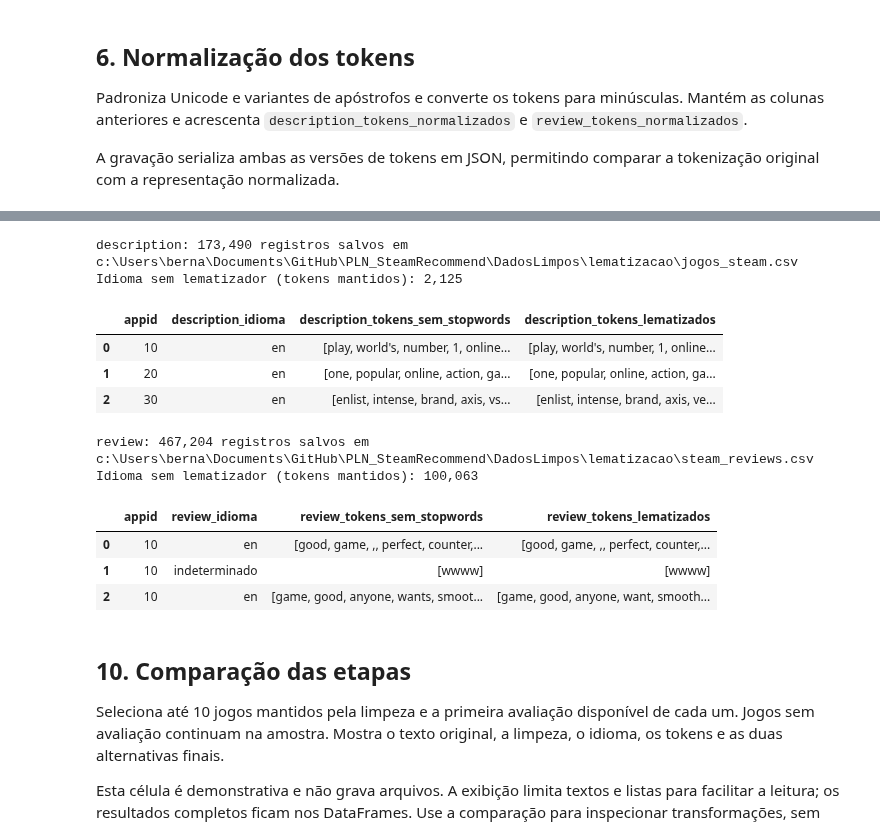
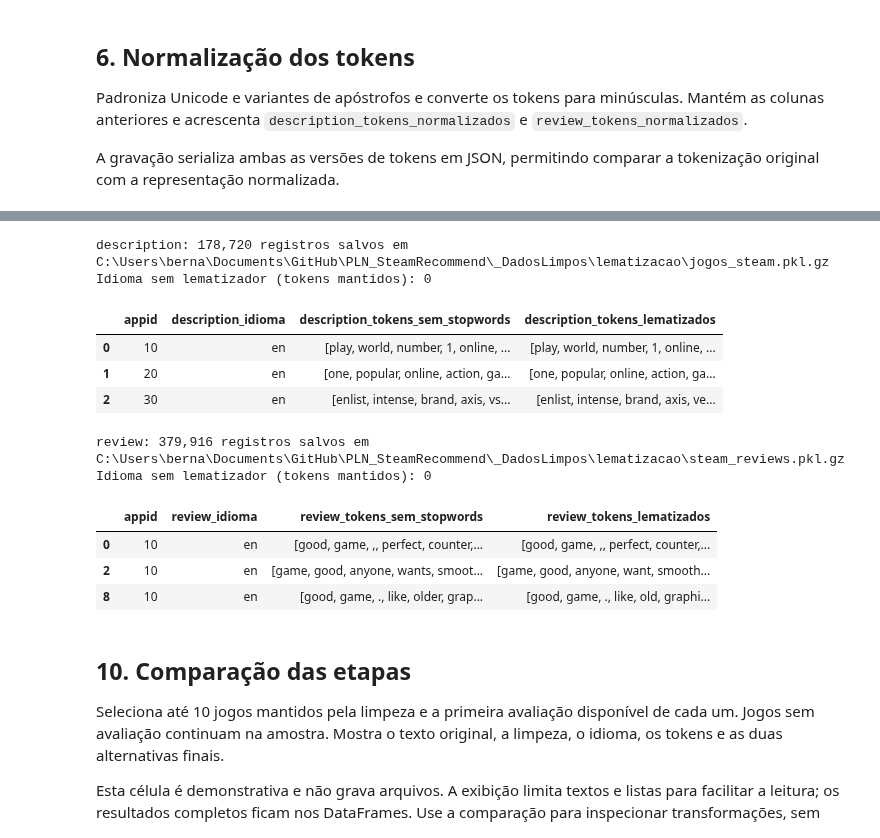
Before and after one commit to bchiamolera/PLN_SteamRecommend, a Jupyter notebook: 2_Limpeza_Preparacao/PLN_LimpezaDados.ipynb, the cells around one changed output, grey strips where cells are left out. Saved outputs shown, nothing was run; the diff lists cells and outputs as text; code cells hidden in the pictures.

```diff
--- a/2_Limpeza_Preparacao/PLN_LimpezaDados.ipynb
+++ b/2_Limpeza_Preparacao/PLN_LimpezaDados.ipynb
@@ -281,7 +396,7 @@ Padroniza Unicode e variantes de apóstrofos e converte os tokens para minúscul
 
 A gravação serializa ambas as versões de tokens em JSON, permitindo comparar a tokenização original com a representação normalizada.
 # %%
-import json
+import sys
 import unicodedata
 
 apostrofos = str.maketrans({"\u2018": "'", "\u2019": "'", "\u02bc": "'"})
@@ -289,9 +404,9 @@ apostrofos = str.maketrans({"\u2018": "'", "\u2019": "'", "\u02bc": "'"})
 
 def normalizar_tokens(tokens):
     return [
-        unicodedata.normalize(
+        sys.intern(unicodedata.normalize(
             "NFKC", unicodedata.normalize("NFKC", token).translate(apostrofos).lower()
-        )
+        ))
         for token in tokens
     ]
 
@@ -303,16 +418,13 @@ reviews_limpo["review_tokens_normalizados"] = reviews_limpo["review_tokens"].map
     normalizar_tokens
 )
 
-# Serializa ambas as listas em JSON, mantendo listas nos DataFrames em memoria.
+# Pickle preserva as listas de tokens diretamente.
 for dados, coluna_tokens, nome_arquivo in [
-    (jogos_limpo, "description_tokens", "jogos_steam.csv"),
-    (reviews_limpo, "review_tokens", "steam_reviews.csv"),
+    (jogos_limpo, "description_tokens", "jogos_steam.pkl.gz"),
+    (reviews_limpo, "review_tokens", "steam_reviews.pkl.gz"),
 ]:
     colunas_listas = [coluna_tokens, f"{coluna_tokens}_normalizados"]
-    dados.assign(**{
-        coluna: dados[coluna].map(lambda tokens: json.dumps(tokens, ensure_ascii=False))
-        for coluna in colunas_listas
-    }).to_csv(pasta_limpos / nome_arquivo, index=False)
+    salvar_pickle(dados, pasta_limpos / nome_arquivo)
 
 print(f"Descricoes normalizadas: {len(jogos_limpo):,}")
 print(f"Reviews normalizadas: {len(reviews_limpo):,}")
@@ -460,7 +537,7 @@ def aplicar_stemming(token, idioma):
     stemmer = stemmers.get(idioma)
     if stemmer is None or token in negacoes or not token.isalpha():
         return token
-    return stemmer.stem(token)
+    return sys.intern(stemmer.stem(token))
 
 
 # As duas alternativas partem dos tokens sem stopwords.
@@ -470,8 +547,8 @@ pasta_stemming = pasta_limpos / "stemming"
 pasta_stemming.mkdir(parents=True, exist_ok=True)
 
 for dados, texto, nome_arquivo in [
-    (jogos_stemming, "description", "jogos_steam.csv"),
-    (reviews_stemming, "review", "steam_reviews.csv"),
+    (jogos_stemming, "description", "jogos_steam.pkl.gz"),
+    (reviews_stemming, "review", "steam_reviews.pkl.gz"),
 ]:
     entrada = f"{texto}_tokens_sem_stopwords"
     saida = f"{texto}_tokens_stemming"
@@ -483,10 +560,7 @@ for dados, texto, nome_arquivo in [
     colunas_listas = [
         f"{texto}_tokens", f"{texto}_tokens_normalizados", entrada, saida,
     ]
-    dados.assign(**{
-        coluna: dados[coluna].map(lambda tokens: json.dumps(tokens, ensure_ascii=False))
-        for coluna in colunas_listas
-    }).to_csv(pasta_stemming / nome_arquivo, index=False)
+    salvar_pickle(dados, pasta_stemming / nome_arquivo)
     print(f"{texto}: {len(dados):,} registros salvos em {pasta_stemming / nome_arquivo}")
     print(f"Idioma sem stemmer (tokens mantidos): {(~idiomas.isin(stemmers)).sum():,}")
     display(dados[["appid", f"{texto}_idioma", entrada, saida]].head(3))
@@ -514,7 +588,7 @@ import json
 from functools import lru_cache
 import simplemma
 
-idiomas_lematizacao = {"en", "pt", "es", "fr", "it", "de", "nl"}
+idiomas_lematizacao = {"en"}
 
 
 @lru_cache(maxsize=100000)
@@ -522,48 +596,45 @@ def lematizar_token(token, idioma):
     if idioma not in idiomas_lematizacao or token in negacoes or not token.isalpha():
         return token
     # Lematizacao por dicionario: nao desambigua pelo contexto da frase.
-    return simplemma.lemmatize(token, lang=idioma)
+    return sys.intern(simplemma.lemmatize(token, lang=idioma))
 
 
 jogos_lematizados = jogos_limpo.copy()
 reviews_lematizadas = reviews_limpo.copy()
 pasta_lematizacao = pasta_limpos / "lematizacao"
 pasta_lematizacao.mkdir(parents=True, exist_ok=True)
 
 for dados, texto, nome_arquivo in [
-    (jogos_lematizados, "description", "jogos_steam.csv"),
-    (reviews_lematizadas, "review", "steam_reviews.csv"),
+    (jogos_lematizados, "description", "jogos_steam.pkl.gz"),
+    (reviews_lematizadas, "review", "steam_reviews.pkl.gz"),
 ]:
     entrada = f"{texto}_tokens_sem_stopwords"
     saida = f"{texto}_tokens_lematizados"
     idiomas = dados[f"{texto}_idioma"]
     dados[saida] = [
         [lematizar_token(token, idioma) for token in tokens]
         for tokens, idioma in zip(dados[entrada], idiomas)
     ]
     colunas_listas = [
         f"{texto}_tokens", f"{texto}_tokens_normalizados", entrada, saida,
     ]
-    dados.assign(**{
-        coluna: dados[coluna].map(lambda tokens: json.dumps(tokens, ensure_ascii=False))
-        for coluna in colunas_listas
-    }).to_csv(pasta_lematizacao / nome_arquivo, index=False)
+    salvar_pickle(dados, pasta_lematizacao / nome_arquivo)
     print(f"{texto}: {len(dados):,} registros salvos em {pasta_lematizacao / nome_arquivo}")
     print(f"Idioma sem lematizador (tokens mantidos): {(~idiomas.isin(idiomas_lematizacao)).sum():,}")
     display(dados[["appid", f"{texto}_idioma", entrada, saida]].head(3))
 # %% [output]
-description: 173,490 registros salvos em c:\Users\berna\Documents\GitHub\PLN_SteamRecommend\DadosLimpos\lematizacao\jogos_steam.csv
-Idioma sem lematizador (tokens mantidos): 2,125
+description: 178,720 registros salvos em C:\Users\berna\Documents\GitHub\PLN_SteamRecommend\_DadosLimpos\lematizacao\jogos_steam.pkl.gz
+Idioma sem lematizador (tokens mantidos): 0
 |  | appid | description_idioma | description_tokens_sem_stopwords | description_tokens_lematizados |
-| 0 | 10 | en | [play, world's, number, 1, online... | [play, world's, number, 1, online... |
+| 0 | 10 | en | [play, world, number, 1, online, ... | [play, world, number, 1, online, ... |
 | 1 | 20 | en | [one, popular, online, action, ga... | [one, popular, online, action, ga... |
 | 2 | 30 | en | [enlist, intense, brand, axis, vs... | [enlist, intense, brand, axis, ve... |
-review: 467,204 registros salvos em c:\Users\berna\Documents\GitHub\PLN_SteamRecommend\DadosLimpos\lematizacao\steam_reviews.csv
-Idioma sem lematizador (tokens mantidos): 100,063
+review: 379,916 registros salvos em C:\Users\berna\Documents\GitHub\PLN_SteamRecommend\_DadosLimpos\lematizacao\steam_reviews.pkl.gz
+Idioma sem lematizador (tokens mantidos): 0
 |  | appid | review_idioma | review_tokens_sem_stopwords | review_tokens_lematizados |
 | 0 | 10 | en | [good, game, ,, perfect, counter,... | [good, game, ,, perfect, counter,... |
-| 1 | 10 | indeterminado | [wwww] | [wwww] |
 | 2 | 10 | en | [game, good, anyone, wants, smoot... | [game, good, anyone, want, smooth... |
+| 8 | 10 | en | [good, game, ., like, older, grap... | [good, game, ., like, old, graphi... |
 # %% [markdown]
 ## 10. Comparação das etapas
 
```
Also changed, not shown: parts of 21 cells of this notebook, 11 other files.
